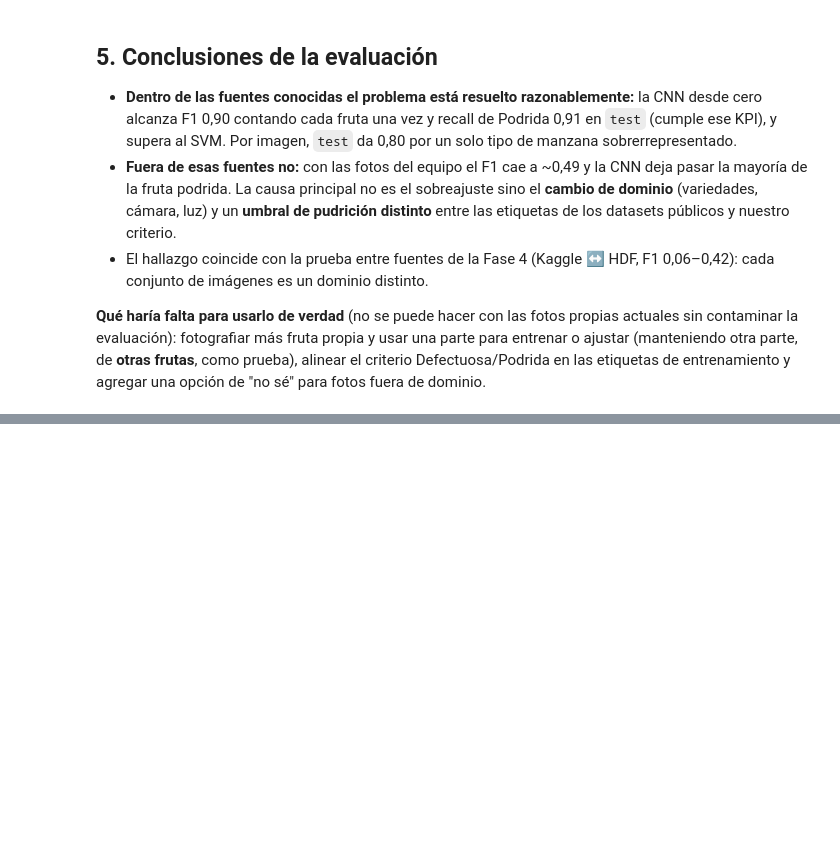
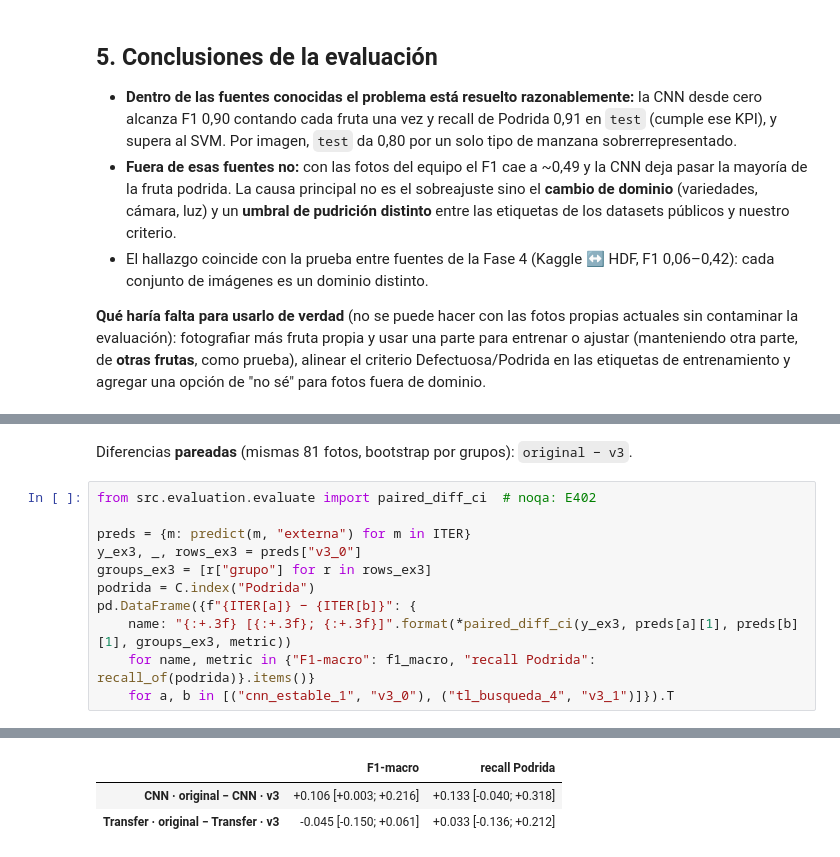
Before and after one commit to sjrengifo/fruit-quality-classification, a Jupyter notebook: notebooks/05_evaluation.ipynb, the cells around one changed output, grey strips where cells are left out. Drawn from its saved outputs; the diff is of its cells as text; blank space fills up the shorter version.

```diff
--- a/notebooks/05_evaluation.ipynb
+++ b/notebooks/05_evaluation.ipynb
@@ -319,0 +348,14 @@ en las etiquetas de entrenamiento y agregar una opción de "no sé" para fotos f
+# %% [markdown]
+Diferencias **pareadas** (mismas 81 fotos, bootstrap por grupos): `original − v3`.
+# %%
+from src.evaluation.evaluate import paired_diff_ci  # noqa: E402
+
+preds = {m: predict(m, "externa") for m in ITER}
+y_ex3, _, rows_ex3 = preds["v3_0"]
+groups_ex3 = [r["grupo"] for r in rows_ex3]
+podrida = C.index("Podrida")
+pd.DataFrame({f"{ITER[a]} − {ITER[b]}": {
+    name: "{:+.3f} [{:+.3f}; {:+.3f}]".format(*paired_diff_ci(y_ex3, preds[a][1], preds[b][1], groups_ex3, metric))
+    for name, metric in {"F1-macro": f1_macro, "recall Podrida": recall_of(podrida)}.items()}
+    for a, b in [("cnn_estable_1", "v3_0"), ("tl_busqueda_4", "v3_1")]}).T
+# %% [output]
@@ -319,0 +363,3 @@ en las etiquetas de entrenamiento y agregar una opción de "no sé" para fotos f
+|  | F1-macro | recall Podrida |
+| CNN · original − CNN · v3 | +0.106 [+0.003; +0.216] | +0.133 [-0.040; +0.318] |
+| Transfer · original − Transfer · v3 | -0.045 [-0.150; +0.061] | +0.033 [-0.136; +0.212] |
```
Also changed, not shown: parts of 7 cells of this notebook, 16 other files.
